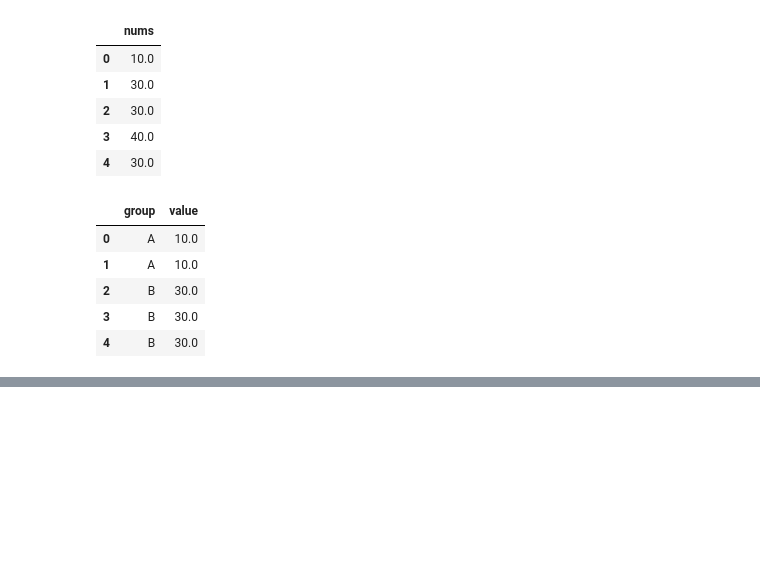
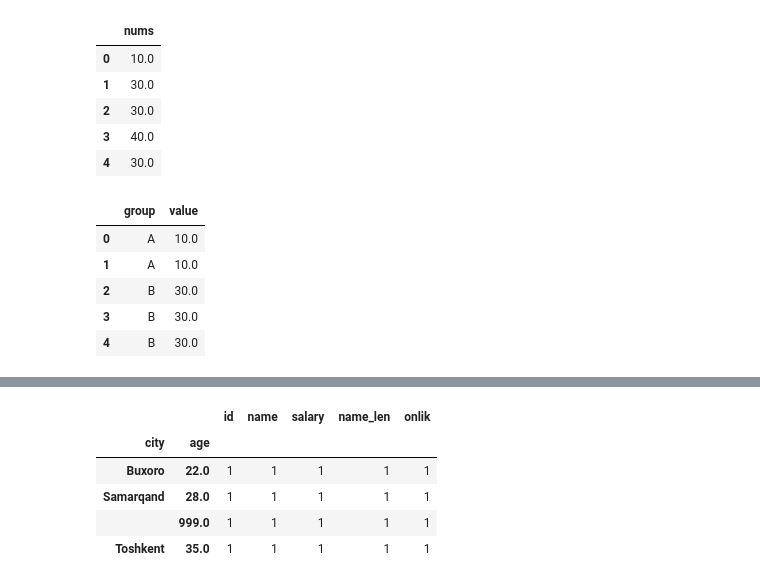
Before and after one commit to madaminovmuhammadjalil/pandas-exercises, a Jupyter notebook: Another_copy_of_Копия_pandas100.ipynb, the cells around one changed output, grey strips where cells are left out. Saved outputs shown, nothing was run; the diff lists cells and outputs as text; code cells hidden in the pictures; blank space fills up the shorter version.

```diff
--- a/Another_copy_of_Копия_pandas100.ipynb
+++ b/Another_copy_of_Копия_pandas100.ipynb
@@ -874,0 +978,4 @@ data20
+# %%
+# 96
+employees["name_len"] = employees["name"].str.len()
+employees.groupby("name_len").size()
@@ -874,0 +1012,4 @@ data20
+# %%
+# 99
+employees["onlik"] = employees["age"]//10
+employees.groupby("onlik").count()
@@ -874,0 +1022,10 @@ data20
+# %%
+# 100
+employees.groupby(["city","age"]).count()
+# %% [output]
+|  |  | id | name | salary | name_len | onlik |
+| city | age |  |  |  |  |  |
+| Buxoro | 22.0 | 1 | 1 | 1 | 1 | 1 |
+| Samarqand | 28.0 | 1 | 1 | 1 | 1 | 1 |
+|  | 999.0 | 1 | 1 | 1 | 1 | 1 |
+| Toshkent | 35.0 | 1 | 1 | 1 | 1 | 1 |
```
Also changed, not shown: parts of 19 cells of this notebook.
